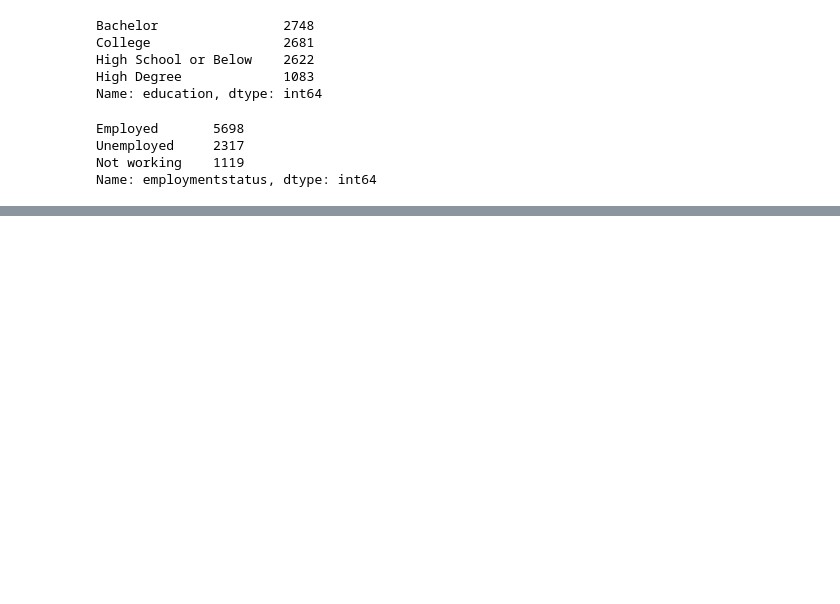
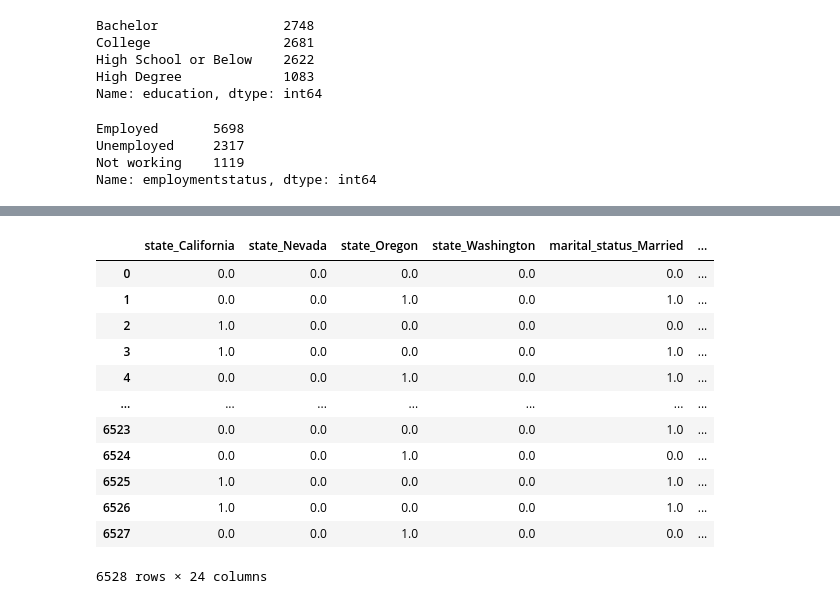
Before and after one commit to audedef/lab-week4-clean-knn-tests, a Jupyter notebook: Lab_week4_answer.ipynb, the cells around one changed output, grey strips where cells are left out. Saved outputs shown, nothing was run; the diff lists cells and outputs as text; code cells hidden in the pictures; blank space fills up the shorter version.

```diff
--- a/Lab_week4_answer.ipynb
+++ b/Lab_week4_answer.ipynb
@@ -649,0 +1025,5 @@ Name: vehicle_size, dtype: int64
+# %%
+encoder_employmentstatus = OrdinalEncoder(categories=[employmentstatus_list])
+encoder_employmentstatus.fit(ordinal_train[['employmentstatus']])
+encoder_employmentstatus_train = pd.DataFrame(encoder_employmentstatus.transform(ordinal_train[['employmentstatus']]), columns = {'employmentstatus'})
+encoder_employmentstatus_train
@@ -649,0 +1044,5 @@ Name: vehicle_size, dtype: int64
+# %%
+encoder_location_code = OrdinalEncoder(categories=[location_code_list])
+encoder_location_code.fit(ordinal_train[['location_code']])
+encoder_location_code_train = pd.DataFrame(encoder_location_code.transform(ordinal_train[['location_code']]), columns = {'location_code'})
+encoder_location_code_train
@@ -649,0 +1063,5 @@ Name: vehicle_size, dtype: int64
+# %%
+encoder_vehicle_size = OrdinalEncoder(categories=[vehicle_size_list])
+encoder_vehicle_size.fit(ordinal_train[['vehicle_size']])
+encoder_vehicle_size_train = pd.DataFrame(encoder_vehicle_size.transform(ordinal_train[['vehicle_size']]), columns = {'vehicle_size'})
+encoder_vehicle_size_train
@@ -649,0 +1168,7 @@ Name: vehicle_size, dtype: int64
+# %%
+# Let's transform response and gender into numericals with dummy code, on both train and test:
+categoricals_train["response"] = categoricals_train["response"].map({"No" : 0, "Yes" : 1})
+categoricals_test["response"] = categoricals_test["response"].map({"No" : 0, "Yes" : 1})
+
+categoricals_train["gender"] = categoricals_train["gender"].map({"M" : 0, "F" : 1})
+categoricals_test["gender"] = categoricals_test["gender"].map({"M" : 0, "F" : 1})
@@ -649,0 +1211,23 @@ Name: vehicle_size, dtype: int64
+# %%
+# Last but not least, let's concatenate all these encoded columns :
+categoricals_encoded_train = pd.concat([onehot_train_encoded.reset_index(drop = True), encoder_coverage_train.reset_index(drop = True),
+                                        encoder_education_train.reset_index(drop = True), encoder_employmentstatus_train.reset_index(drop = True),
+                                        encoder_location_code_train.reset_index(drop = True),encoder_vehicle_size_train.reset_index(drop = True),
+                                        categoricals_train["response"].reset_index(drop = True), categoricals_train["gender"].reset_index(drop = True)],
+                                       axis = 1)
+
+categoricals_encoded_train
+# %% [output]
+|  | state_California | state_Nevada | state_Oregon | state_Washington | marital_status_Married | ... |
+| 0 | 0.0 | 0.0 | 0.0 | 0.0 | 0.0 | ... |
+| 1 | 0.0 | 0.0 | 1.0 | 0.0 | 1.0 | ... |
+| 2 | 1.0 | 0.0 | 0.0 | 0.0 | 0.0 | ... |
+| 3 | 1.0 | 0.0 | 0.0 | 0.0 | 1.0 | ... |
+| 4 | 0.0 | 0.0 | 1.0 | 0.0 | 1.0 | ... |
+| ... | ... | ... | ... | ... | ... | ... |
+| 6523 | 0.0 | 0.0 | 0.0 | 0.0 | 1.0 | ... |
+| 6524 | 0.0 | 0.0 | 1.0 | 0.0 | 0.0 | ... |
+| 6525 | 1.0 | 0.0 | 0.0 | 0.0 | 1.0 | ... |
+| 6526 | 1.0 | 0.0 | 0.0 | 0.0 | 1.0 | ... |
+| 6527 | 0.0 | 0.0 | 1.0 | 0.0 | 0.0 | ... |
+6528 rows × 24 columns
```
Also changed, not shown: parts of 101 cells of this notebook.
